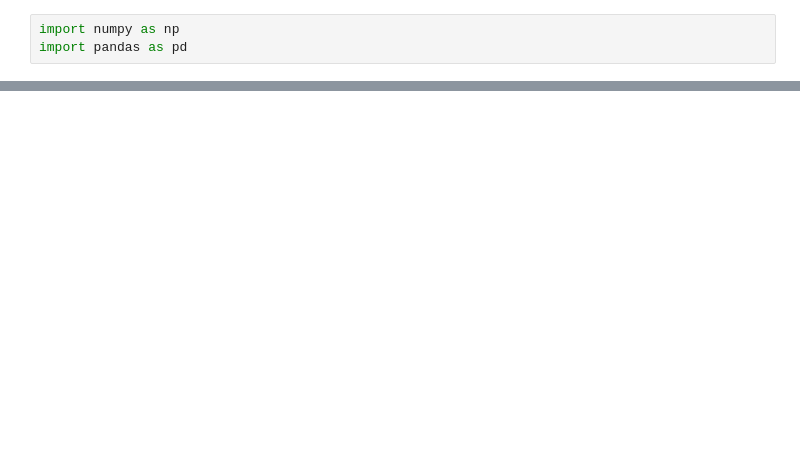
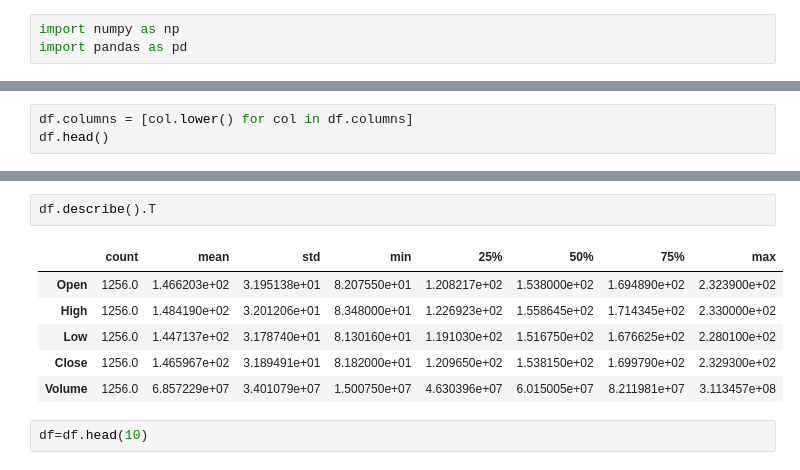
Before and after one commit to aga5711/data-science-kurs, a Jupyter notebook: kurs_pandas_cs1.ipynb, the cells around one changed output, grey strips where cells are left out. Cells and saved outputs as stored; diff of their text form; blank space fills up the shorter version.

```diff
--- a/kurs_pandas_cs1.ipynb
+++ b/kurs_pandas_cs1.ipynb
@@ -82,0 +73,3 @@ dtype: int64
+# %%
+df.columns = [col.lower() for col in df.columns]
+df.head()
@@ -82,0 +84,11 @@ dtype: int64
+# %%
+df.describe().T
+# %% [output]
+|  | count | mean | std | min | 25% | 50% | 75% | max |
+| Open | 1256.0 | 1.466203e+02 | 3.195138e+01 | 8.207550e+01 | 1.208217e+02 | 1.538000e+02 | 1.694890e+02 | 2.323900e+02 |
+| High | 1256.0 | 1.484190e+02 | 3.201206e+01 | 8.348000e+01 | 1.226923e+02 | 1.558645e+02 | 1.714345e+02 | 2.330000e+02 |
+| Low | 1256.0 | 1.447137e+02 | 3.178740e+01 | 8.130160e+01 | 1.191030e+02 | 1.516750e+02 | 1.676625e+02 | 2.280100e+02 |
+| Close | 1256.0 | 1.465967e+02 | 3.189491e+01 | 8.182000e+01 | 1.209650e+02 | 1.538150e+02 | 1.699790e+02 | 2.329300e+02 |
+| Volume | 1256.0 | 6.857229e+07 | 3.401079e+07 | 1.500750e+07 | 4.630396e+07 | 6.015005e+07 | 8.211981e+07 | 3.113457e+08 |
+# %%
+df=df.head(10)
```
Also changed, not shown: parts of 20 cells of this notebook.
